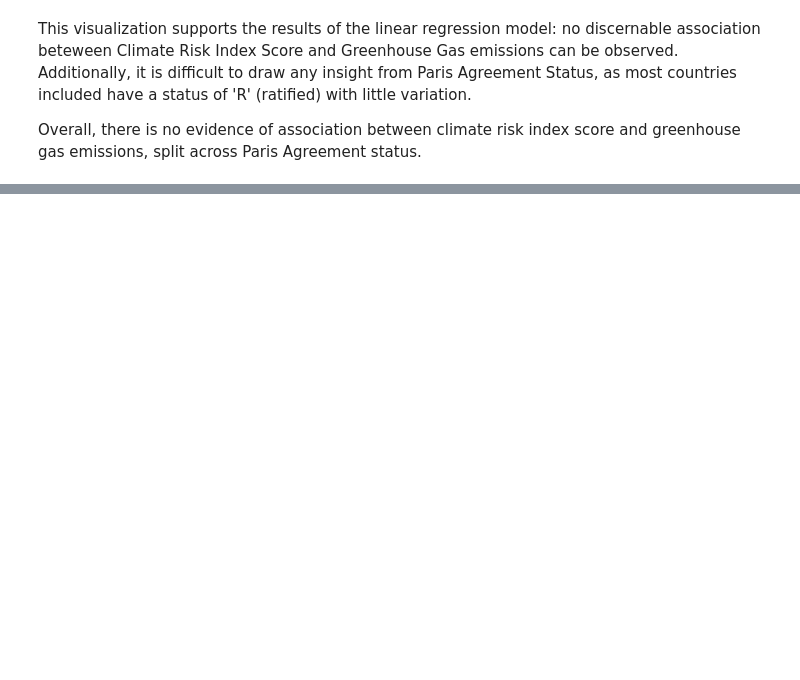
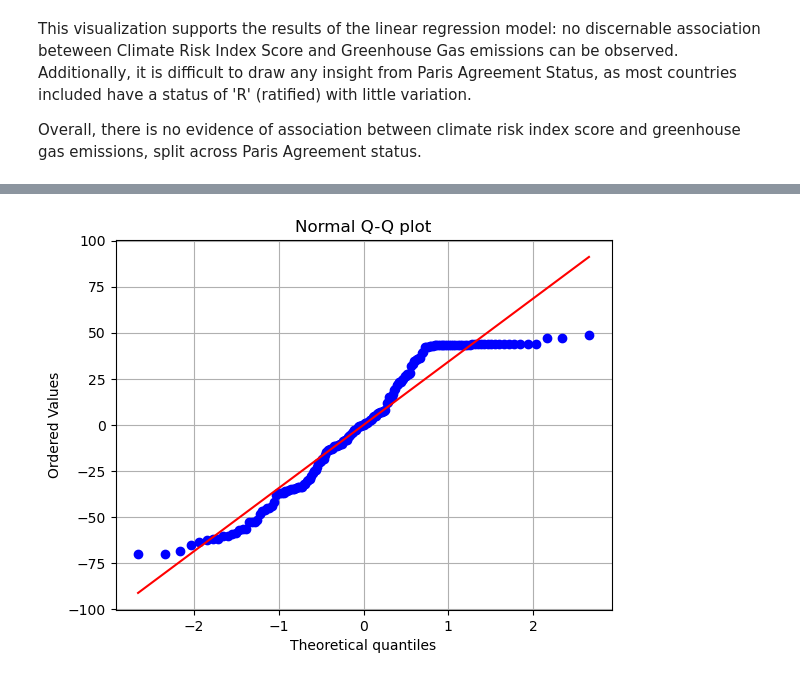
Before and after one commit to jjadeb/CPSC368_Insert_Statements, a Jupyter notebook: analyses/ClimateRiskIndicesAnalysis.ipynb, the cells around one changed output, grey strips where cells are left out. Cells and saved outputs as stored; diff of their text form; code cells hidden in the pictures; blank space fills up the shorter version.

Commit message:
added verifying results section

```diff
--- a/analyses/ClimateRiskIndicesAnalysis.ipynb
+++ b/analyses/ClimateRiskIndicesAnalysis.ipynb
@@ -392,0 +348,17 @@ Influential Points:
+# %%
+import numpy as np
+import matplotlib.pyplot as plt
+import scipy.stats as stats
+
+# Calculate residuals
+residuals = result.resid
+
+# Create Q-Q plot
+stats.probplot(residuals, dist="norm", plot=plt)
+plt.title('Normal Q-Q plot')
+plt.xlabel('Theoretical quantiles')
+plt.ylabel('Ordered Values')
+plt.grid(True)
+plt.show()
+# %% [output]
+[figure, added]
```
Also changed, not shown: parts of 12 cells of this notebook.
